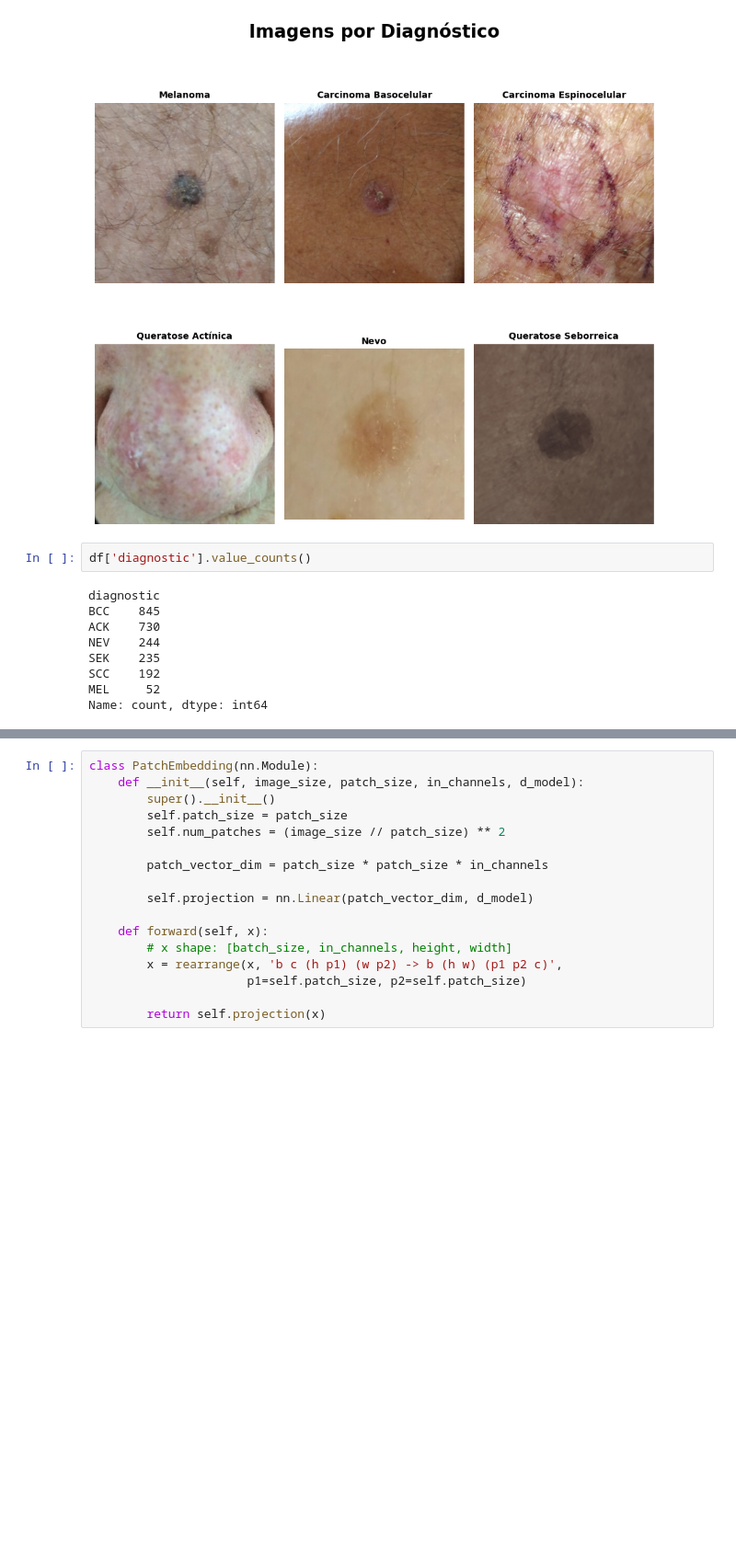
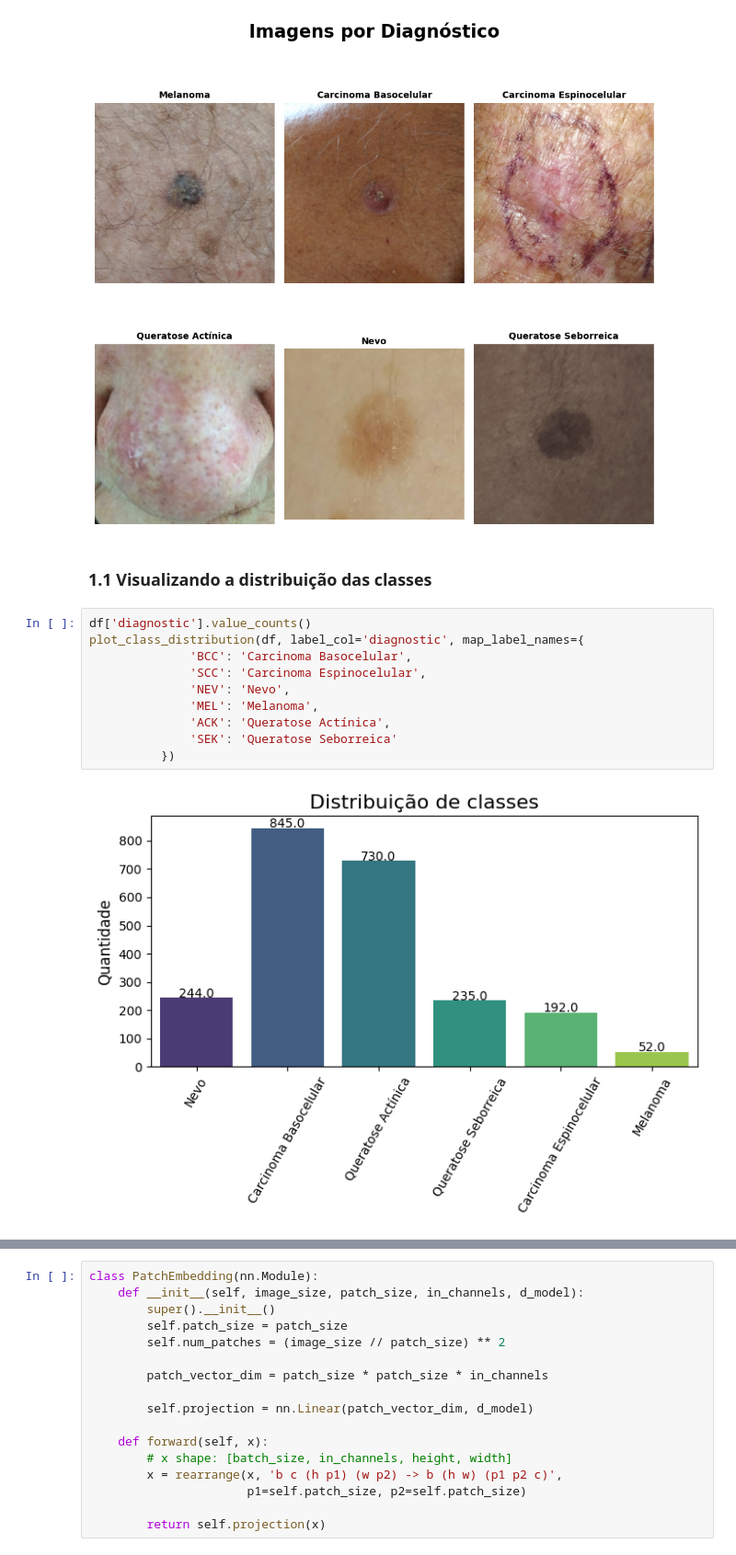
Before and after one commit to peuBouzon/workshop-transformers, a Jupyter notebook: exemplos/2-mini_vit.ipynb, the cells around one changed output, grey strips where cells are left out. Shown at 92% size. Drawn from its saved outputs; the diff is of its cells as text; blank space fills up the shorter version.

```diff
--- a/exemplos/2-mini_vit.ipynb
+++ b/exemplos/2-mini_vit.ipynb
@@ -32,14 +34,17 @@ df = pd.read_csv('data/skincancer.csv')
 plot_sample_images(df, IMAGE_DIR)
 # %% [output]
 [figure]
-# %%
-df['diagnostic'].value_counts()
-# %% [output]
-diagnostic
-BCC    845
-ACK    730
-NEV    244
-SEK    235
-SCC    192
-MEL     52
-Name: count, dtype: int64
+# %% [markdown]
+### 1.1 Visualizando a distribuição das classes
+# %%
+df['diagnostic'].value_counts()
+plot_class_distribution(df, label_col='diagnostic', map_label_names={
+              'BCC': 'Carcinoma Basocelular',
+              'SCC': 'Carcinoma Espinocelular',
+              'NEV': 'Nevo',
+              'MEL': 'Melanoma',
+              'ACK': 'Queratose Actínica',
+              'SEK': 'Queratose Seborreica'
+          })
+# %% [output]
+[figure, added]
```
Also changed, not shown: parts of 28 cells of this notebook.
